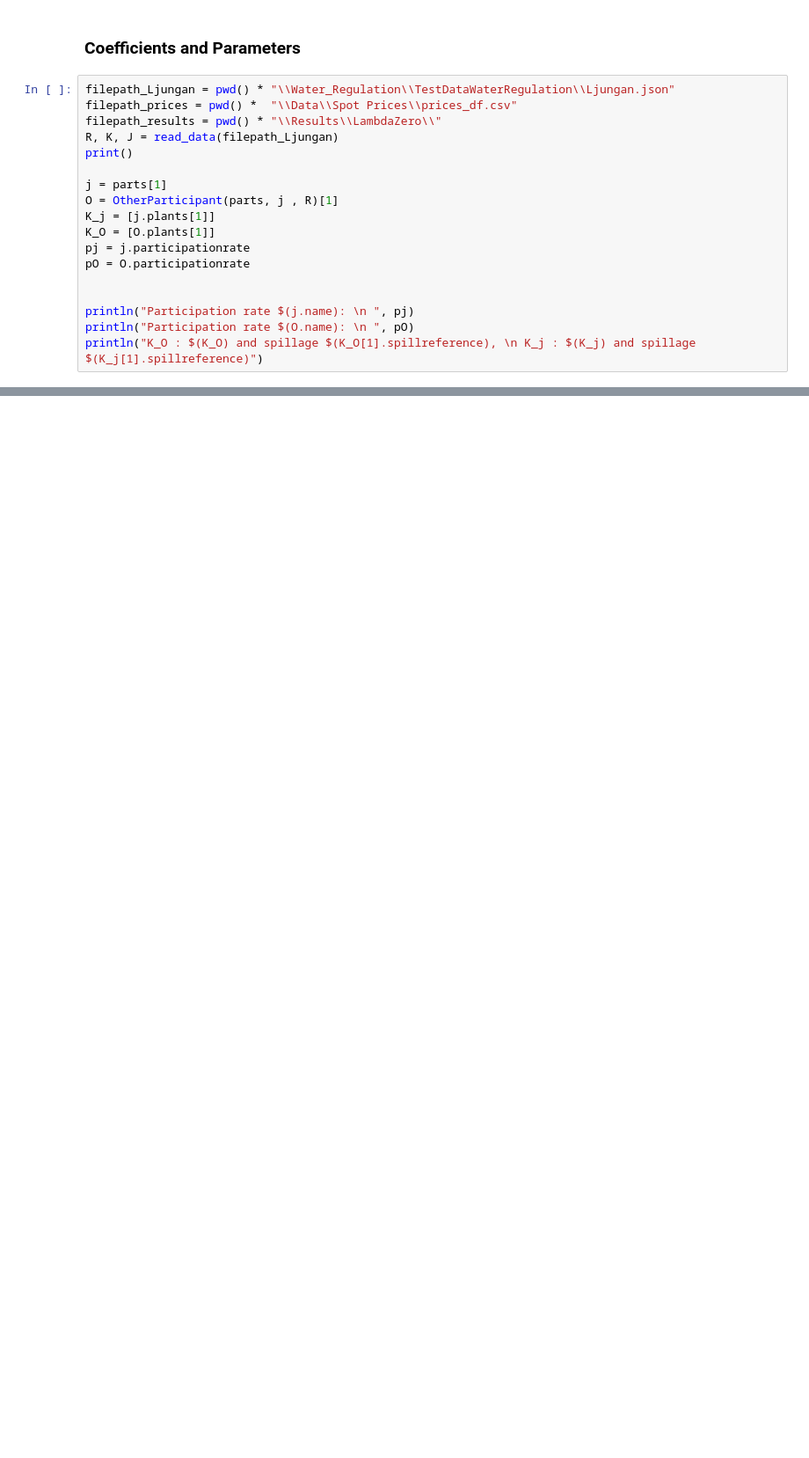
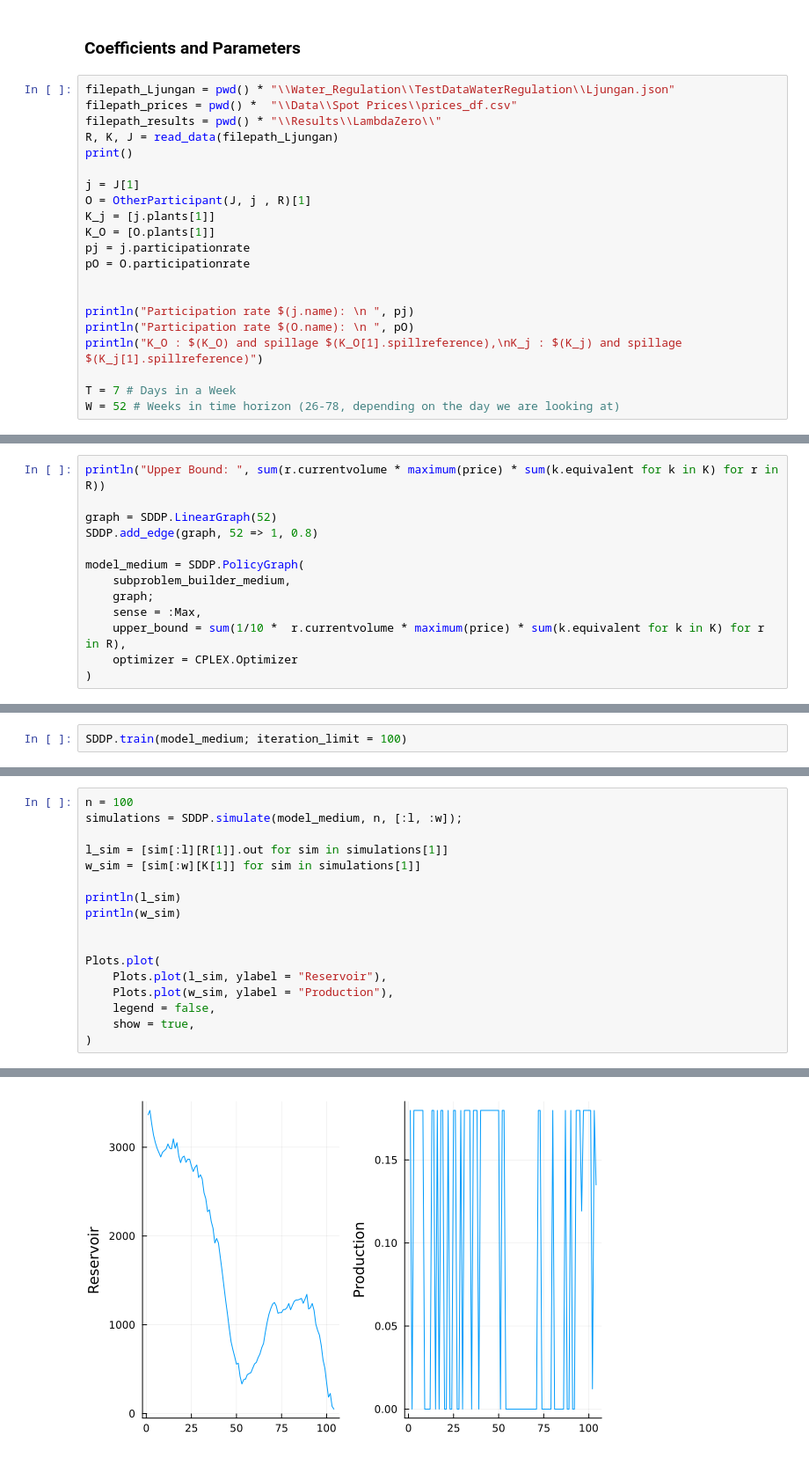
Before and after one commit to lennarthagemann/Code-Master-Thesis, a Jupyter notebook: DevelopmentMediumTerm.ipynb, the cells around one changed output, grey strips where cells are left out. Shown at 88% size. Drawn from its saved outputs; the diff is of its cells as text; blank space fills up the shorter version.

Commit message:
Medium Term - Short Term - Balancing - Single

```diff
--- a/DevelopmentMediumTerm.ipynb
+++ b/DevelopmentMediumTerm.ipynb
@@ -57,8 +56,8 @@ filepath_results = pwd() * "\\Results\\LambdaZero\\"
 R, K, J = read_data(filepath_Ljungan)
 print()
 
-j = parts[1]
-O = OtherParticipant(parts, j , R)[1]
+j = J[1]
+O = OtherParticipant(J, j , R)[1]
 K_j = [j.plants[1]]
 K_O = [O.plants[1]]
 pj = j.participationrate
@@ -67,4 +66,7 @@ pO = O.participationrate
 
 println("Participation rate $(j.name): \n ", pj)
 println("Participation rate $(O.name): \n ", pO)
-println("K_O : $(K_O) and spillage $(K_O[1].spillreference), \n K_j : $(K_j) and spillage $(K_j[1].spillreference)")
+println("K_O : $(K_O) and spillage $(K_O[1].spillreference),\nK_j : $(K_j) and spillage $(K_j[1].spillreference)")
+
+T = 7 # Days in a Week
+W = 52 # Weeks in time horizon (26-78, depending on the day we are looking at)
@@ -91,0 +138,13 @@ end
+# %%
+println("Upper Bound: ", sum(r.currentvolume * maximum(price) * sum(k.equivalent for k in K) for r in R))
+
+graph = SDDP.LinearGraph(52)
+SDDP.add_edge(graph, 52 => 1, 0.8)
+
+model_medium = SDDP.PolicyGraph(
+    subproblem_builder_medium,
+    graph;
+    sense = :Max,
+    upper_bound = sum(1/10 *  r.currentvolume * maximum(price) * sum(k.equivalent for k in K) for r in R),
+    optimizer = CPLEX.Optimizer
+)
@@ -91,0 +155,2 @@ end
+# %%
+SDDP.train(model_medium; iteration_limit = 100)
@@ -91,0 +179,18 @@ end
+# %%
+n = 100
+simulations = SDDP.simulate(model_medium, n, [:l, :w]);
+
+l_sim = [sim[:l][R[1]].out for sim in simulations[1]]
+w_sim = [sim[:w][K[1]] for sim in simulations[1]]
+
+println(l_sim)
+println(w_sim)
+
+
+Plots.plot(
+    Plots.plot(l_sim, ylabel = "Reservoir"),
+    Plots.plot(w_sim, ylabel = "Production"),
+    legend = false,
+    show = true,
+)
+# %% [output]
@@ -91,0 +199 @@ end
+[figure, added]
```
Also changed, not shown: parts of 18 cells of this notebook, 8 other files.
